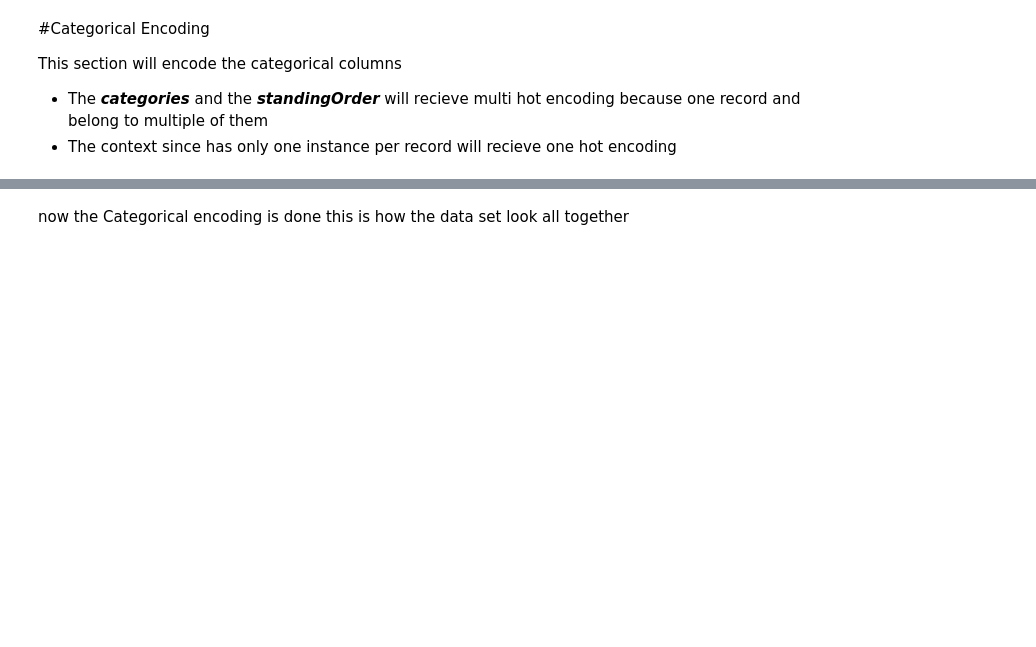
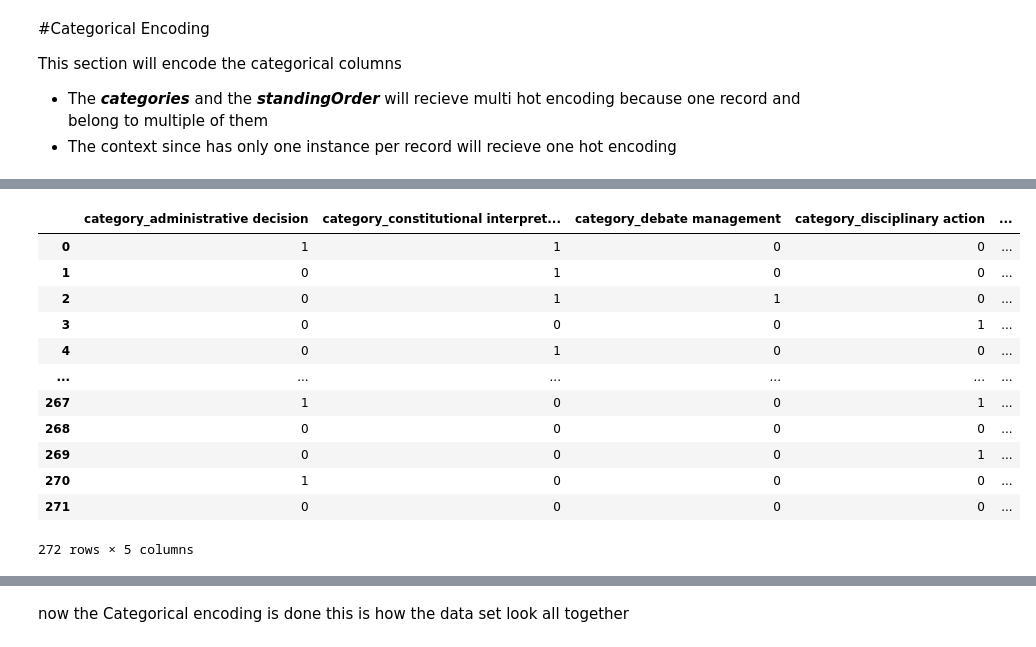
Before and after one commit to MungeliDeli/speaker-ruling-classification, a Jupyter notebook: Project_Classifier(Speakers_Rullings).ipynb, the cells around one changed output, grey strips where cells are left out. Saved outputs shown, nothing was run; the diff lists cells and outputs as text; code cells hidden in the pictures; blank space fills up the shorter version.

```diff
--- a/Project_Classifier(Speakers_Rullings).ipynb
+++ b/Project_Classifier(Speakers_Rullings).ipynb
@@ -720,3 +750,19 @@ working_df = working_df.drop(columns=['categories']).join(encoded_df)
+# %%
+category_encoded_df
+# %% [output]
+|  | category_administrative decision | category_constitutional interpret... | category_debate management | category_disciplinary action | ... |
+| 0 | 1 | 1 | 0 | 0 | ... |
+| 1 | 0 | 1 | 0 | 0 | ... |
+| 2 | 0 | 1 | 1 | 0 | ... |
+| 3 | 0 | 0 | 0 | 1 | ... |
+| 4 | 0 | 1 | 0 | 0 | ... |
+| ... | ... | ... | ... | ... | ... |
+| 267 | 1 | 0 | 0 | 1 | ... |
+| 268 | 0 | 0 | 0 | 0 | ... |
+| 269 | 0 | 0 | 0 | 1 | ... |
+| 270 | 1 | 0 | 0 | 0 | ... |
+| 271 | 0 | 0 | 0 | 0 | ... |
+272 rows × 5 columns
 # %%
 working_df.columns
 # %% [output]
```
Also changed, not shown: parts of 42 cells of this notebook.
